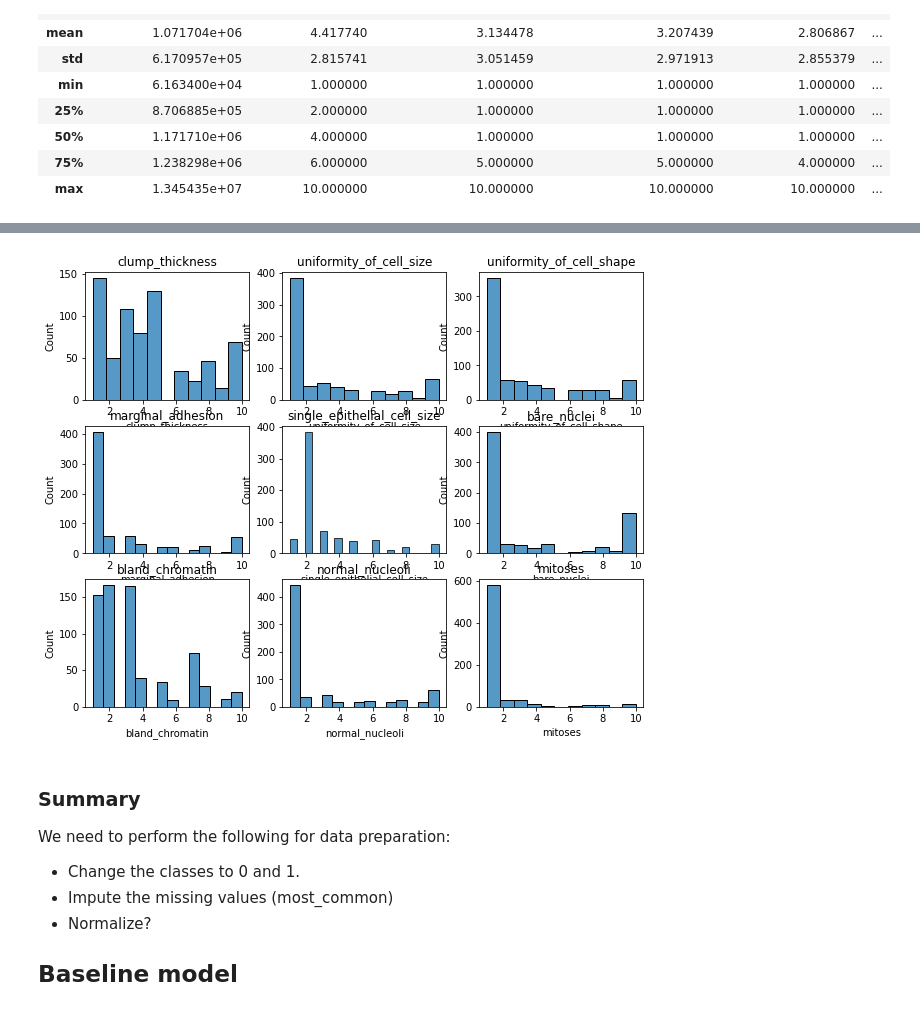
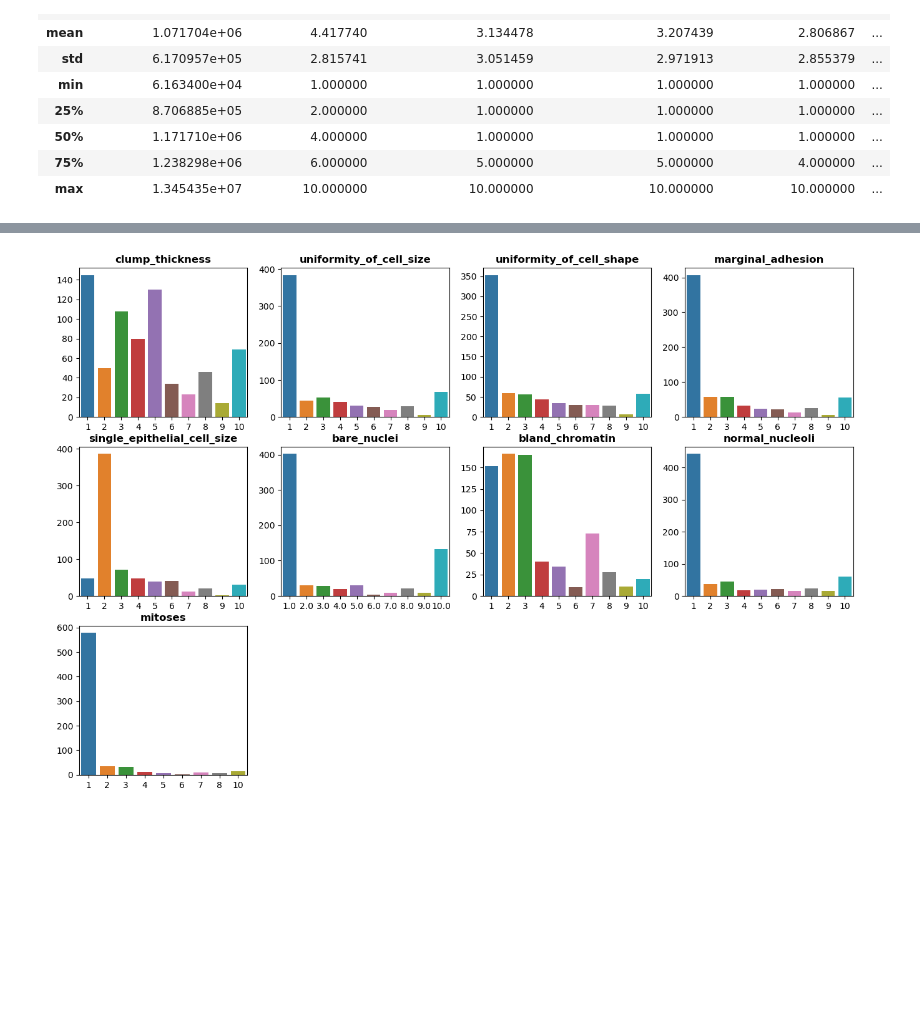
Before and after one commit to lilianabs/ml-beginner-projects, a Jupyter notebook: project_3/breast_cancer.ipynb, the cells around one changed output, grey strips where cells are left out. Cells and saved outputs as stored; diff of their text form; code cells hidden in the pictures; blank space fills up the shorter version.

```diff
--- a/project_3/breast_cancer.ipynb
+++ b/project_3/breast_cancer.ipynb
@@ -26,7 +25,7 @@ column_names = ["Sample code number",
 column_names = [col.lower() for col in column_names]
 column_names = [col.replace(" ", "_") for col in column_names]
 
-df = pd.read_csv("data/breast-cancer-wisconsin.csv", header=None, names=column_names, na_values='?')
+df = pd.read_csv("../data/breast-cancer-wisconsin.csv", header=None, names=column_names, na_values='?')
 # %%
 df.head()
 # %% [output]
@@ -93,0 +75,3 @@ Text(0.5, 1.0, 'Breast cancer classes')
+# %%
+features = [feat for feat in df.columns if feat not in ['sample_code_number', 'class']]
+features
@@ -94,20 +95,10 @@ Text(0.5, 1.0, 'Breast cancer classes')
 # %%
-num_columns = [col for col in column_names if col not in ('sample_code_number', 'class')]
-
-plt.figure(figsize=(10,8))
-for i, col in enumerate(num_columns):
-    plt.subplot(3, 3, i+1)
-    sns.histplot(df[col])
-    plt.title(col)
+plt.figure(figsize= (16,18))
+for i,col in enumerate(features):
+    plt.subplot(5, 4, i+1)
+    sns.countplot(x=col, data=df)
+    plt.title(col, weight = 'bold')
+    plt.ylabel(" ")
+    plt.xlabel(" ")
 # %% [output]
-[figure, old version]
+[figure, new version]
-# %% [markdown]
-### Summary
-
-We need to perform the following for data preparation:
-
-* Change the classes to 0 and 1.
-* Impute the missing values (most_common)
-* Normalize?
-
-## Baseline model
```
Also changed, not shown: parts of 21 cells of this notebook, 1 other file.
